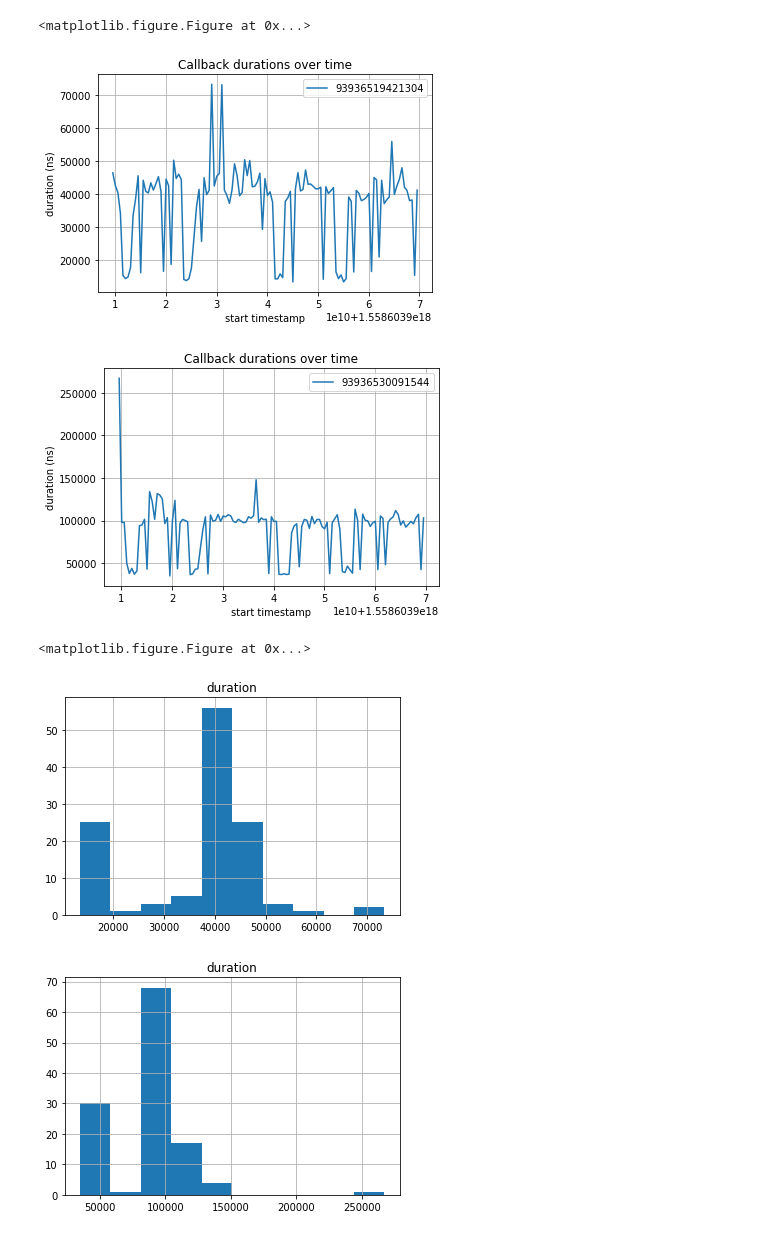
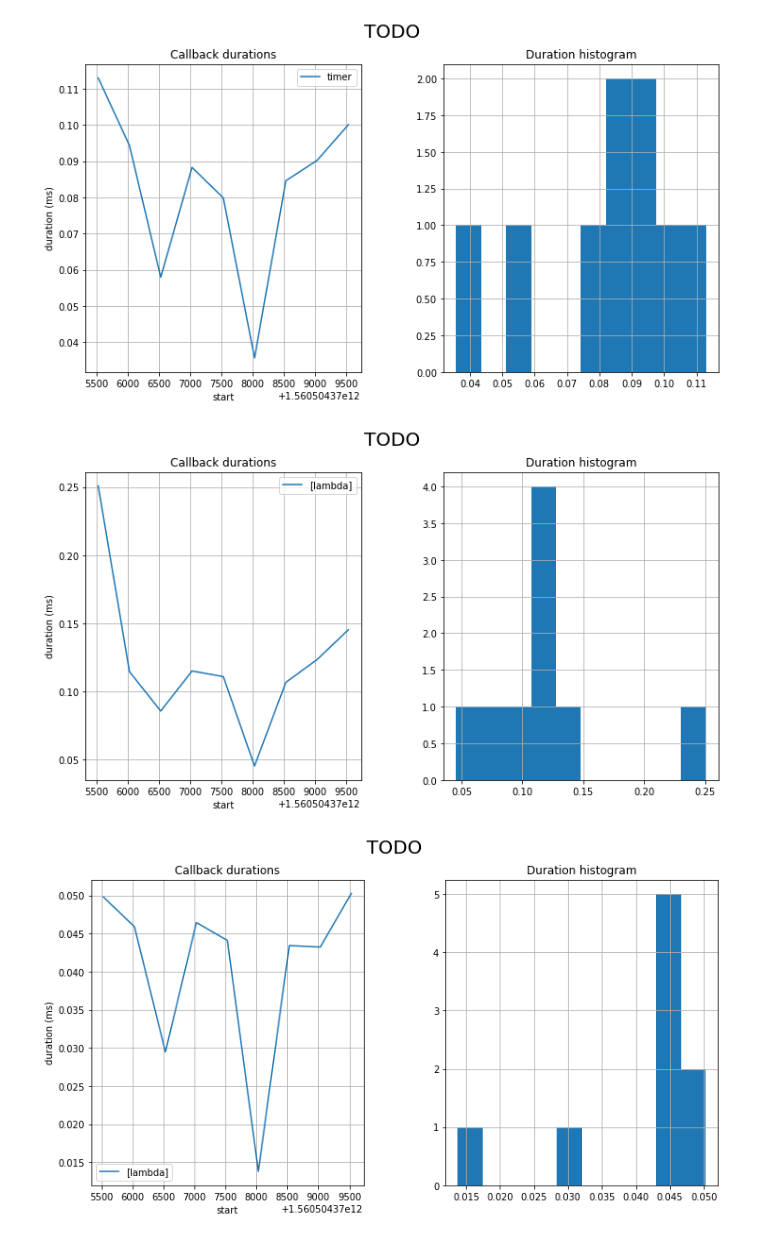
Before and after one commit to ros-tracing/tracetools_analysis, a Jupyter notebook: analysis/Callback_duration.ipynb, the cells around one changed output. Saved outputs shown, nothing was run; the diff lists cells and outputs as text; code cells hidden in the pictures.

Commit message:
Update and simplify callback_duration analysis notebook

```diff
--- a/analysis/Callback_duration.ipynb
+++ b/analysis/Callback_duration.ipynb
@@ -73,21 +11,42 @@ for addr in callback_addresses:
-# %%
-plt.figure()
-for addr, duration in durations.items():
-    ax = duration.plot(x='start_timestamp', y='duration')
-    ax.legend([str(addr)])
-    ax.set_xlabel('start timestamp')
-    ax.set_ylabel('duration (ns)')
-    plt.title('Callback durations over time')
-    plt.grid()
-# %% [output]
-<matplotlib.figure.Figure at 0x...>
-[figure, removed]
-[figure, removed]
-# %%
-plt.figure()
-for addr, duration in durations.items():
-    duration.hist(column='duration')
-# %% [output]
-<matplotlib.figure.Figure at 0x...>
-[figure, removed]
-[figure, removed]
+# %%
+# Load an process
+pickle_filename = '../../../the_pickle_file'
+events = load.load_pickle(pickle_filename)
+processor = ros2_processor.ros2_process(events)
+data_model = processor.get_data_model()
+
+#data_model.print_model()
+# %%
+callback_instances = data_model.callback_instances
+callback_symbols = data_model.callback_symbols
+
+# Get a list of callback objects
+callback_objects = set(callback_instances['callback_object'])
+# Get their symbol
+symbols = {obj: callback_symbols.loc[obj, 'symbol'] for obj in callback_objects}
+
+# Plot durations
+for obj in callback_objects:
+    duration_ns = callback_instances.loc[callback_instances.loc[:, 'callback_object'] == obj, :]
+    duration_ms = duration_ns.apply(lambda d: d/1000000.0)
+
+    fig = plt.figure(figsize=(12, 6))
+    fig.suptitle('TODO', fontsize=20)
+
+    ax = fig.add_subplot(1, 2, 1)
+    duration_ms.plot(x='timestamp', y='duration', ax=ax)
+    ax.legend([str(symbols.get(obj, 'unknown'))])
+    ax.set_xlabel('start')
+    ax.set_ylabel('duration (ms)')
+    ax.title.set_text('Callback durations')
+    ax.grid()
+
+    ax = fig.add_subplot(1, 2, 2)
+    duration_ms.hist(column='duration', ax=ax)
+    ax.title.set_text('Duration histogram')
+
+    plt.show()
+# %% [output]
+[figure, added]
+[figure, added]
+[figure, added]
```
Also changed, not shown: parts of 5 cells of this notebook.
